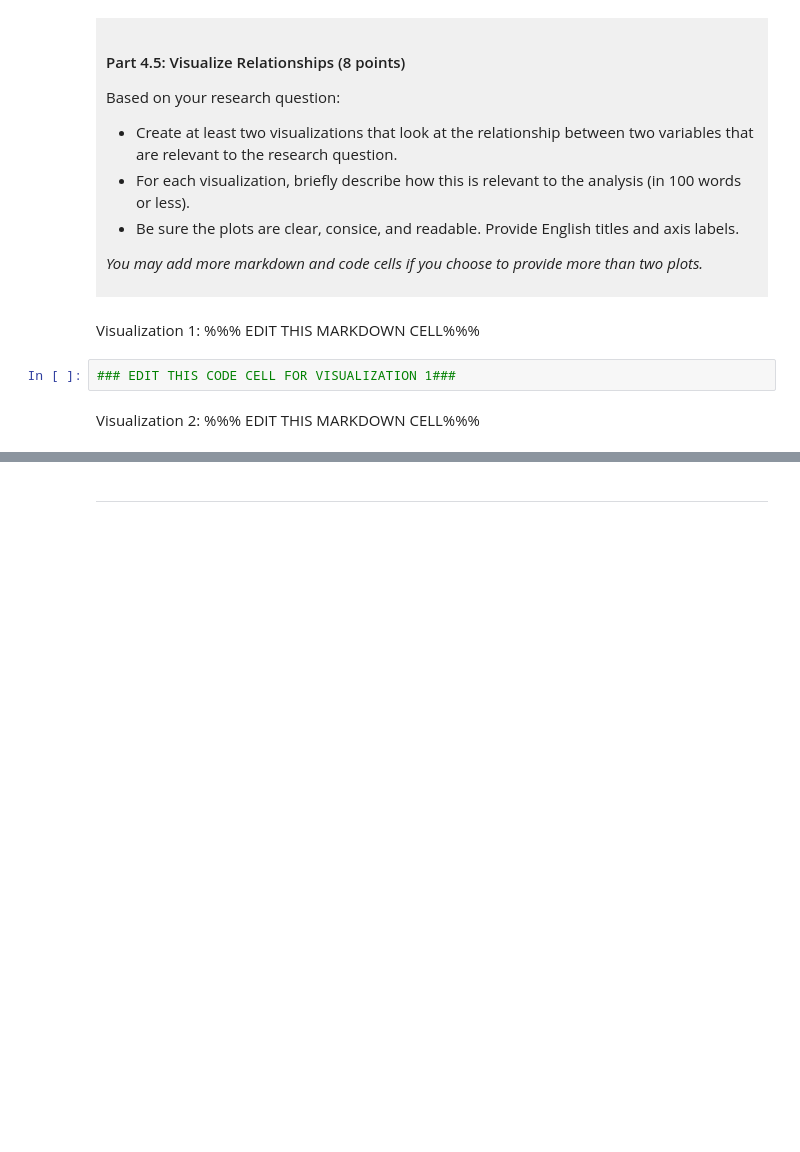
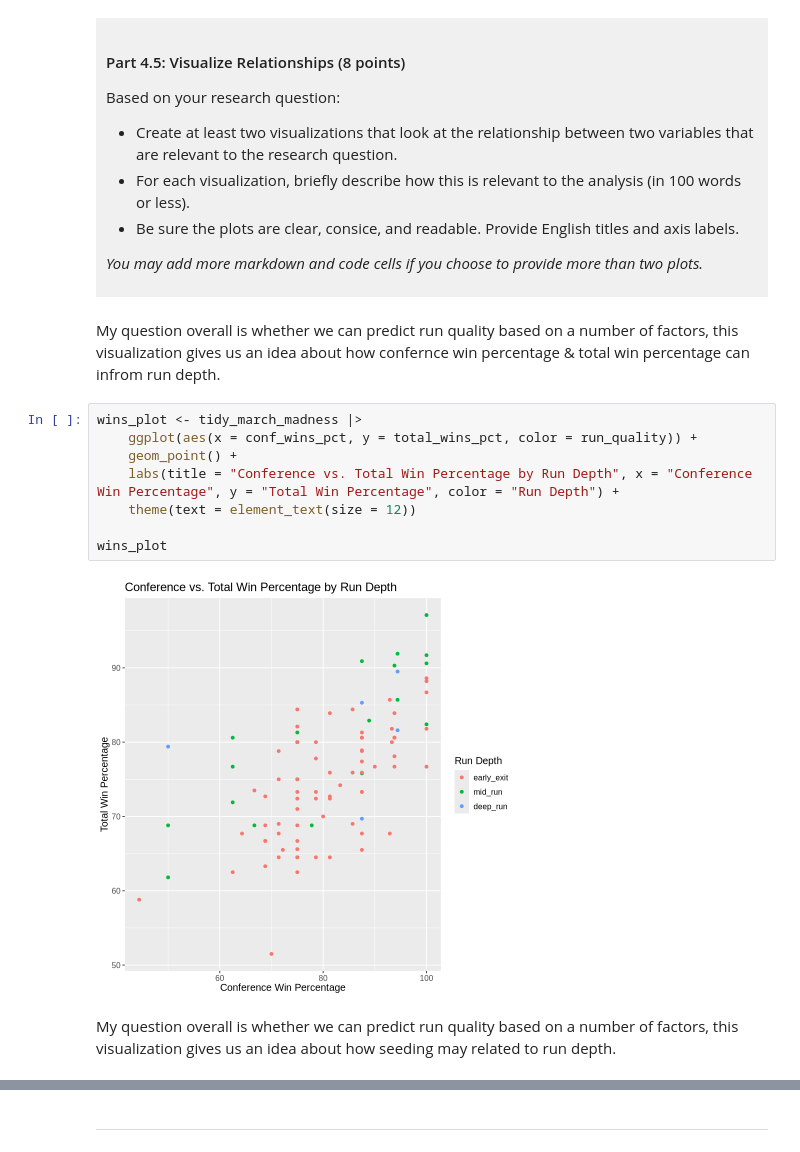
Before and after one commit to saanvis-dsci/dsci-100-project-saanvi-saxena, a Jupyter notebook: dsci-100-project-notebook.ipynb, the cells around one changed output, grey strips where cells are left out. Drawn from its saved outputs; the diff is of its cells as text; blank space fills up the shorter version.

```diff
--- a/dsci-100-project-notebook.ipynb
+++ b/dsci-100-project-notebook.ipynb
@@ -273,9 +409,17 @@ Based on your research question:
 *You may add more markdown and code cells if you choose to provide more than two plots.*
 </div>
 # %% [markdown]
-Visualization 1: %%% EDIT THIS MARKDOWN CELL%%%
+My question overall is whether we can predict run quality based on a number of factors, this visualization gives us an idea about how confernce win percentage & total win percentage can infrom run depth.
 # %%
-### EDIT THIS CODE CELL FOR VISUALIZATION 1###
+wins_plot <- tidy_march_madness |>
+    ggplot(aes(x = conf_wins_pct, y = total_wins_pct, color = run_quality)) +
+    geom_point() +
+    labs(title = "Conference vs. Total Win Percentage by Run Depth", x = "Conference Win Percentage", y = "Total Win Percentage", color = "Run Depth") +
+    theme(text = element_text(size = 12))
+
+wins_plot
+# %% [output]
+[figure, added]
 # %% [markdown]
-Visualization 2: %%% EDIT THIS MARKDOWN CELL%%%
+My question overall is whether we can predict run quality based on a number of factors, this visualization gives us an idea about how seeding may related to run depth.
 # %%
```
Also changed, not shown: parts of 11 cells of this notebook.
